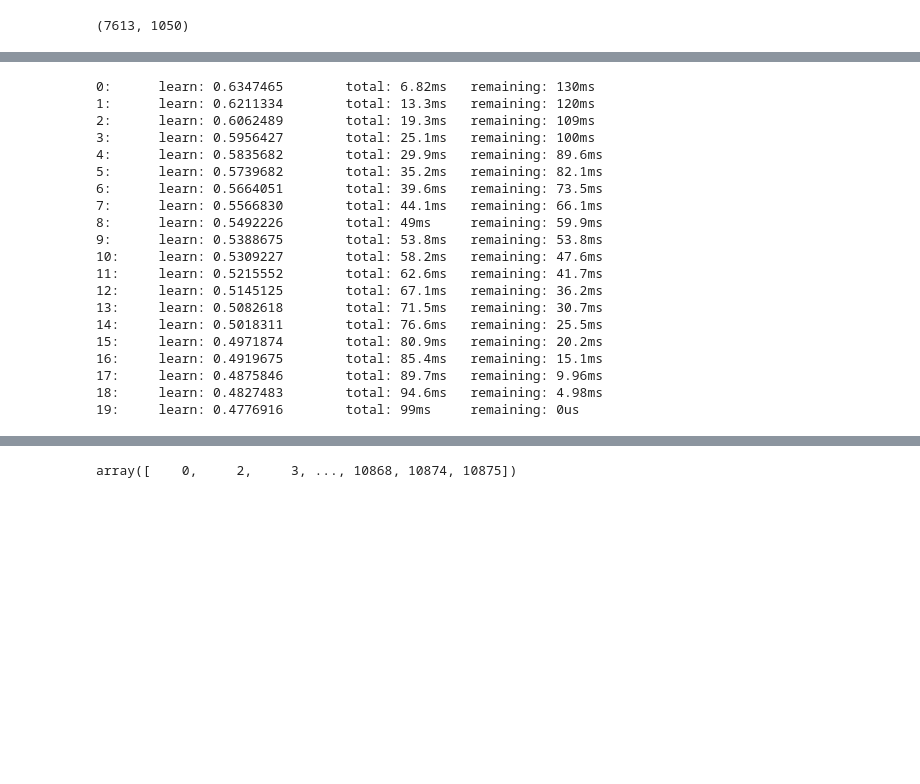
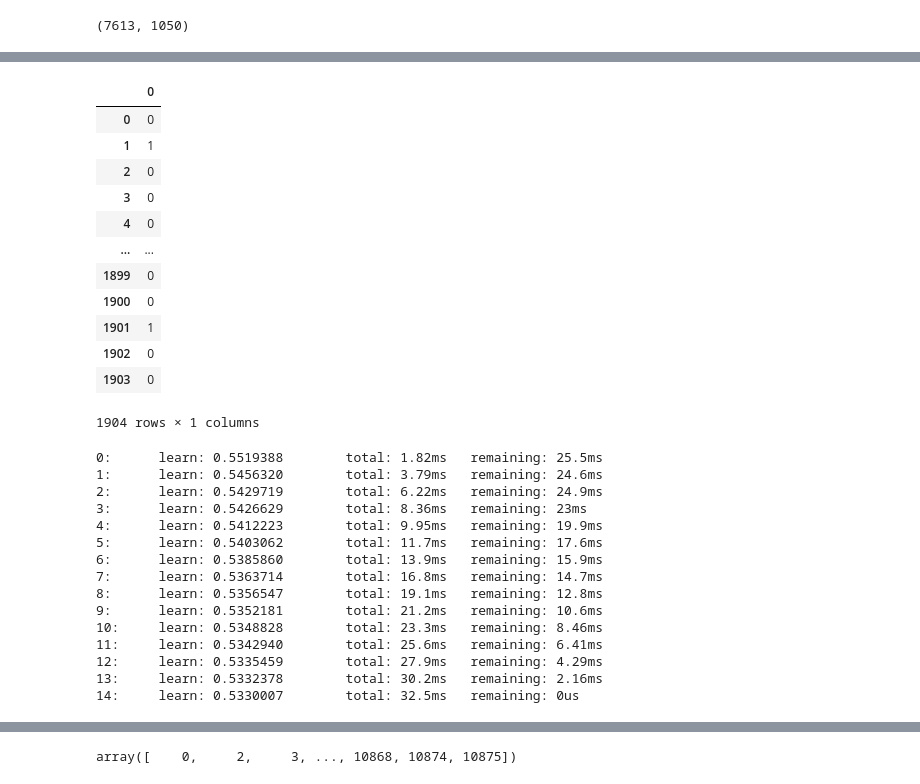
Before and after one commit to SrikarMurali/Kaggle, a Jupyter notebook: Kaggle.ipynb, the cells around one changed output, grey strips where cells are left out. Cells and saved outputs as stored; diff of their text form; code cells hidden in the pictures; blank space fills up the shorter version.

```diff
--- a/Kaggle.ipynb
+++ b/Kaggle.ipynb
@@ -453,0 +508,6 @@ random_search_cb.best_params_
+# %%
+cb1 = CatBoostClassifier(n_estimators=15, learning_rate=1, depth=4)
+cb2 = CatBoostClassifier(n_estimators=15, learning_rate=1, depth=4)
+cb3 = CatBoostClassifier(n_estimators=15, learning_rate=1, depth=4)
+cb4 = CatBoostClassifier(n_estimators=15, learning_rate=1, depth=4)
+cb5 = CatBoostClassifier(n_estimators=15, learning_rate=1, depth=4)
@@ -454 +545,26 @@ random_search_cb.best_params_
+# %%
+p1 = cb1.predict(X_val)
+p2 = cb2.predict(X_val)
+p3 = cb3.predict(X_val)
+p4 = cb4.predict(X_val)
+p5 = cb5.predict(X_val)
+# %%
+p = pd.DataFrame(np.column_stack((p1, p2, p3, p4, p5)))
+# %%
+prediction = p.mode(axis=1)
+prediction
+# %% [output]
+|  | 0 |
+| 0 | 0 |
+| 1 | 1 |
+| 2 | 0 |
+| 3 | 0 |
+| 4 | 0 |
+| ... | ... |
+| 1899 | 0 |
+| 1900 | 0 |
+| 1901 | 1 |
+| 1902 | 0 |
+| 1903 | 0 |
+1904 rows × 1 columns
 # %%
@@ -456,27 +572,22 @@ cb = CatBoostClassifier(n_estimators=20, learning_rate=0.9, depth=4)
 # %%
-cb.fit(X_train, y_train)
-prediction = cb.predict(X_val)
+cb.fit(p, y_val)
+prediction = cb.predict(p)
 # %% [output]
-0:      learn: 0.6347465        total: 6.82ms   remaining: 130ms
-1:      learn: 0.6211334        total: 13.3ms   remaining: 120ms
-2:      learn: 0.6062489        total: 19.3ms   remaining: 109ms
-3:      learn: 0.5956427        total: 25.1ms   remaining: 100ms
-4:      learn: 0.5835682        total: 29.9ms   remaining: 89.6ms
-5:      learn: 0.5739682        total: 35.2ms   remaining: 82.1ms
-6:      learn: 0.5664051        total: 39.6ms   remaining: 73.5ms
-7:      learn: 0.5566830        total: 44.1ms   remaining: 66.1ms
-8:      learn: 0.5492226        total: 49ms     remaining: 59.9ms
-9:      learn: 0.5388675        total: 53.8ms   remaining: 53.8ms
-10:     learn: 0.5309227        total: 58.2ms   remaining: 47.6ms
-11:     learn: 0.5215552        total: 62.6ms   remaining: 41.7ms
-12:     learn: 0.5145125        total: 67.1ms   remaining: 36.2ms
-13:     learn: 0.5082618        total: 71.5ms   remaining: 30.7ms
-14:     learn: 0.5018311        total: 76.6ms   remaining: 25.5ms
-15:     learn: 0.4971874        total: 80.9ms   remaining: 20.2ms
-16:     learn: 0.4919675        total: 85.4ms   remaining: 15.1ms
-17:     learn: 0.4875846        total: 89.7ms   remaining: 9.96ms
-18:     learn: 0.4827483        total: 94.6ms   remaining: 4.98ms
-19:     learn: 0.4776916        total: 99ms     remaining: 0us
+0:      learn: 0.5519388        total: 1.82ms   remaining: 25.5ms
+1:      learn: 0.5456320        total: 3.79ms   remaining: 24.6ms
+2:      learn: 0.5429719        total: 6.22ms   remaining: 24.9ms
+3:      learn: 0.5426629        total: 8.36ms   remaining: 23ms
+4:      learn: 0.5412223        total: 9.95ms   remaining: 19.9ms
+5:      learn: 0.5403062        total: 11.7ms   remaining: 17.6ms
+6:      learn: 0.5385860        total: 13.9ms   remaining: 15.9ms
+7:      learn: 0.5363714        total: 16.8ms   remaining: 14.7ms
+8:      learn: 0.5356547        total: 19.1ms   remaining: 12.8ms
+9:      learn: 0.5352181        total: 21.2ms   remaining: 10.6ms
+10:     learn: 0.5348828        total: 23.3ms   remaining: 8.46ms
+11:     learn: 0.5342940        total: 25.6ms   remaining: 6.41ms
+12:     learn: 0.5335459        total: 27.9ms   remaining: 4.29ms
+13:     learn: 0.5332378        total: 30.2ms   remaining: 2.16ms
+14:     learn: 0.5330007        total: 32.5ms   remaining: 0us
 # %%
 confusion_matrix(y_val, prediction)
 # %% [output]
```
Also changed, not shown: parts of 27 cells of this notebook.
